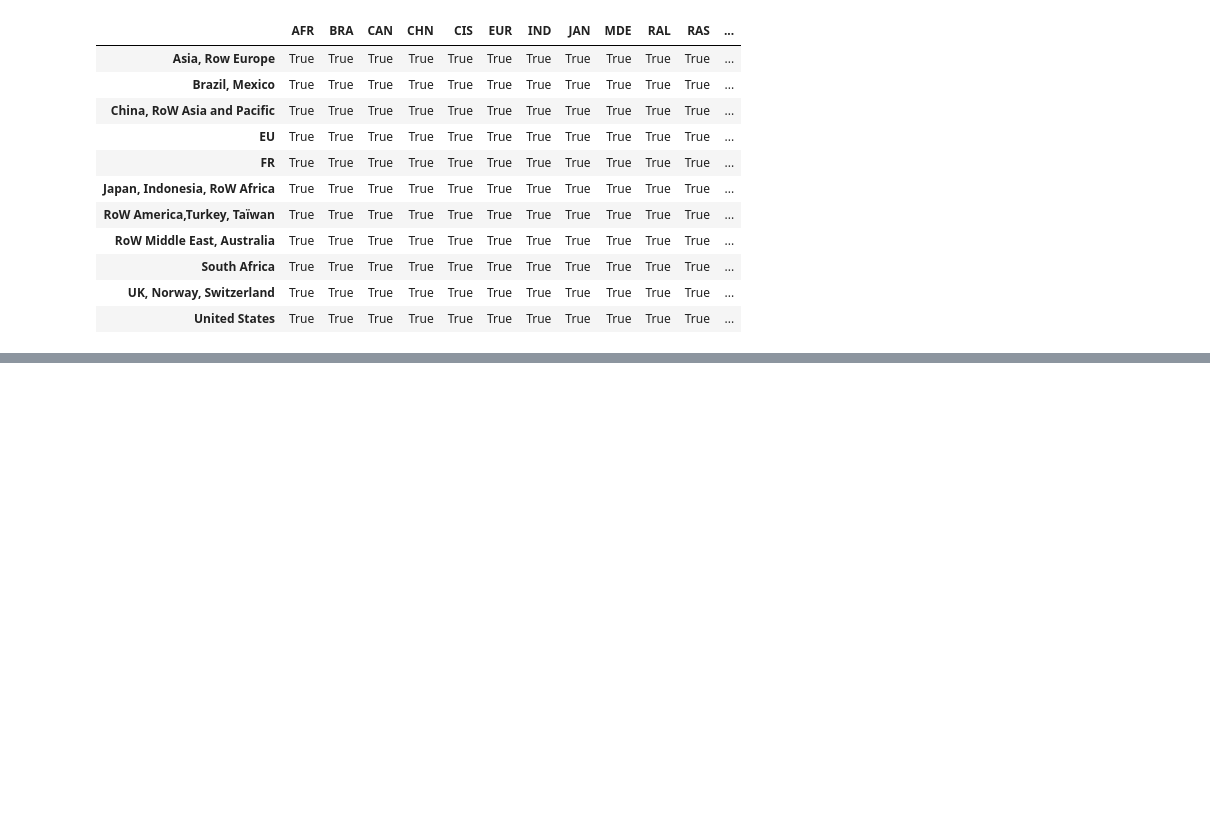
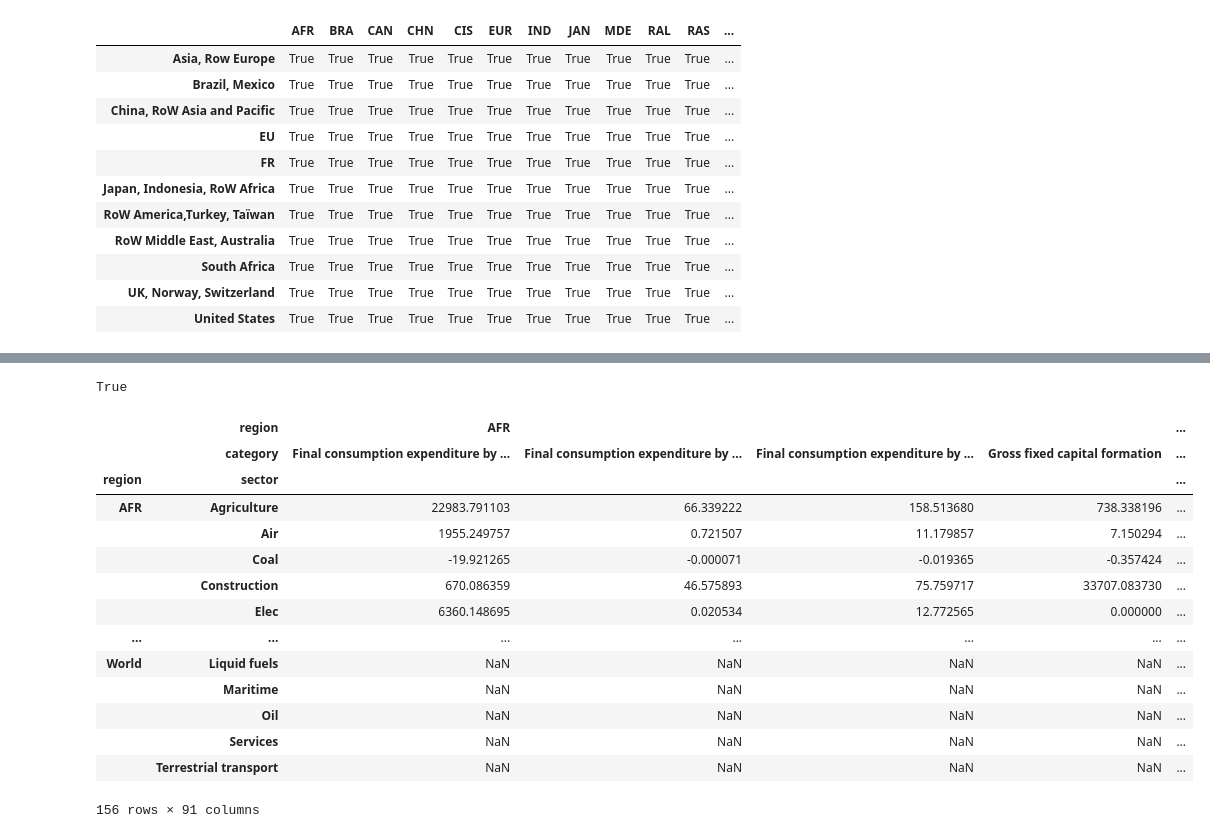
Before and after one commit to Maestrofinn/MatMat-Trade, a Jupyter notebook: main.ipynb, the cells around one changed output, grey strips where cells are left out. Cells and saved outputs as stored; diff of their text form; code cells hidden in the pictures; blank space fills up the shorter version.

```diff
--- a/main.ipynb
+++ b/main.ipynb
@@ -1211,0 +1226,2 @@ import importlib
+# %%
+demand_change=demand_data.loc[("INDC"),2050].sort_index()/demand_data.loc[("INDC"),2015].sort_index()
@@ -1211,0 +1245,37 @@ import importlib
+# %%
+model.counterfactuals["IMACLIM_all_2050_INDC"].iot.x["indout"]=model.counterfactuals["IMACLIM_all_2015_INDC"].iot.x.sort_index()["indout"]*demand_change.values
+# %%
+# Build a fictional Y matrix which would correspond to the current x
+
+archive=model.counterfactuals["IMACLIM_all_2050_INDC"].iot.Y.copy()
+Y_we_need=model.counterfactuals["IMACLIM_all_2050_INDC"].iot.x-model.counterfactuals["IMACLIM_all_2050_INDC"].iot.A.dot(model.counterfactuals["IMACLIM_all_2050_INDC"].iot.x)
+# %%
+## creates a fake detailed Y such that the row sums corresponds to the one we aim for
+
+coeffs=model.counterfactuals["IMACLIM_all_2050_INDC"].iot.Y.sum(axis=1)/Y_we_need["indout"].values
+for row_index in model.counterfactuals["IMACLIM_all_2050_INDC"].iot.Y.index:
+    model.counterfactuals["IMACLIM_all_2050_INDC"].iot.Y.loc[row_index]=float(coeffs.loc[row_index])*model.counterfactuals["IMACLIM_all_2050_INDC"].iot.Y.loc[row_index]
+# %%
+#check that we actually modified Y
+
+~((model.counterfactuals["IMACLIM_all_2050_INDC"].iot.Y==save_before_experimentations.Y)).all().all()
+# %% [output]
+True
+# %%
+model.counterfactuals["IMACLIM_all_2050_INDC"].iot.Y
+# %% [output]
+|  | region | AFR |  |  |  | ... |
+|  | category | Final consumption expenditure by ... | Final consumption expenditure by ... | Final consumption expenditure by ... | Gross fixed capital formation | ... |
+| region | sector |  |  |  |  | ... |
+| AFR | Agriculture | 22983.791103 | 66.339222 | 158.513680 | 738.338196 | ... |
+|  | Air | 1955.249757 | 0.721507 | 11.179857 | 7.150294 | ... |
+|  | Coal | -19.921265 | -0.000071 | -0.019365 | -0.357424 | ... |
+|  | Construction | 670.086359 | 46.575893 | 75.759717 | 33707.083730 | ... |
+|  | Elec | 6360.148695 | 0.020534 | 12.772565 | 0.000000 | ... |
+| ... | ... | ... | ... | ... | ... | ... |
+| World | Liquid fuels | NaN | NaN | NaN | NaN | ... |
+|  | Maritime | NaN | NaN | NaN | NaN | ... |
+|  | Oil | NaN | NaN | NaN | NaN | ... |
+|  | Services | NaN | NaN | NaN | NaN | ... |
+|  | Terrestrial transport | NaN | NaN | NaN | NaN | ... |
+156 rows × 91 columns
```
Also changed, not shown: parts of 23 cells of this notebook, 2 other files.
